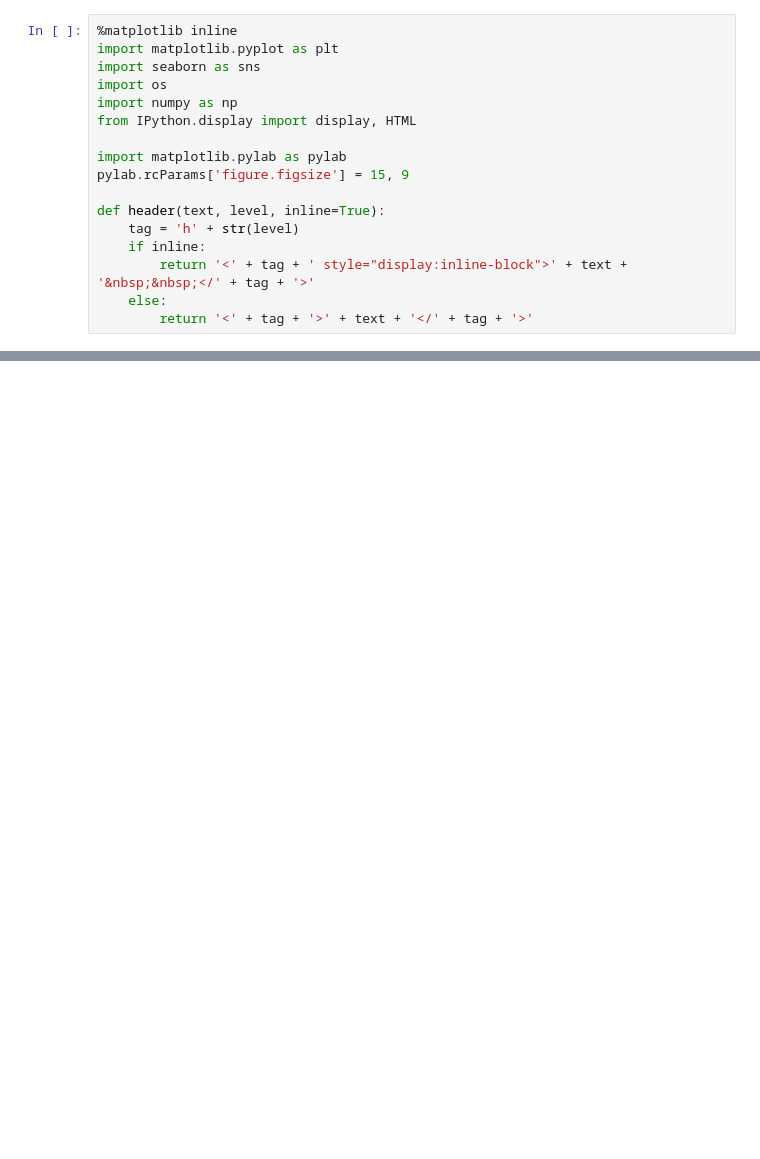
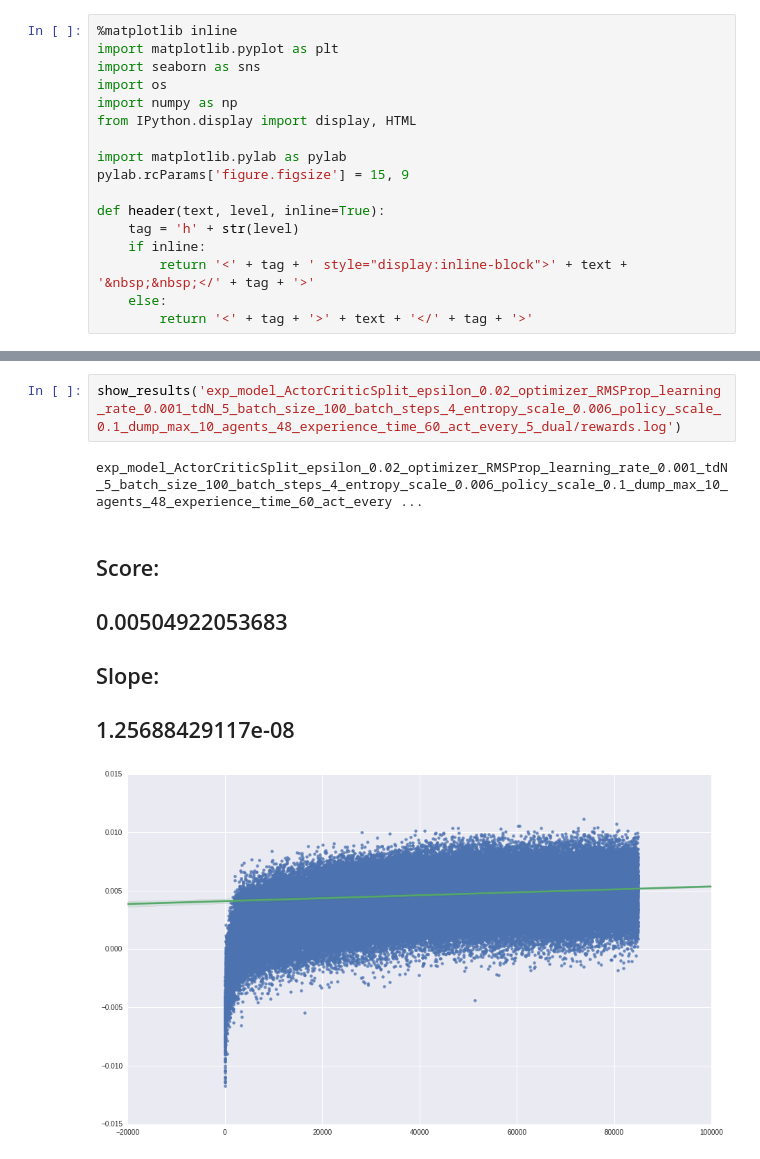
Before and after one commit to vladfi1/phillip, a Jupyter notebook: saves/result_plots_local.ipynb, the cells around one changed output, grey strips where cells are left out. Cells and saved outputs as stored; diff of their text form; blank space fills up the shorter version.

```diff
--- a/saves/result_plots_local.ipynb
+++ b/saves/result_plots_local.ipynb
@@ -67 +75,10 @@ def show_results(reward_log):
+# %%
+show_results('exp_model_ActorCriticSplit_epsilon_0.02_optimizer_RMSProp_learning_rate_0.001_tdN_5_batch_size_100_batch_steps_4_entropy_scale_0.006_policy_scale_0.1_dump_max_10_agents_48_experience_time_60_act_every_5_dual/rewards.log')
+# %% [output]
+exp_model_ActorCriticSplit_epsilon_0.02_optimizer_RMSProp_learning_rate_0.001_tdN_5_batch_size_100_batch_steps_4_entropy_scale_0.006_policy_scale_0.1_dump_max_10_agents_48_experience_time_60_act_every ...
+Score:
+0.00504922053683
+Slope:
+1.25688429117e-08
+[figure, added]
 # %%
```
Also changed, not shown: parts of 29 cells of this notebook.
